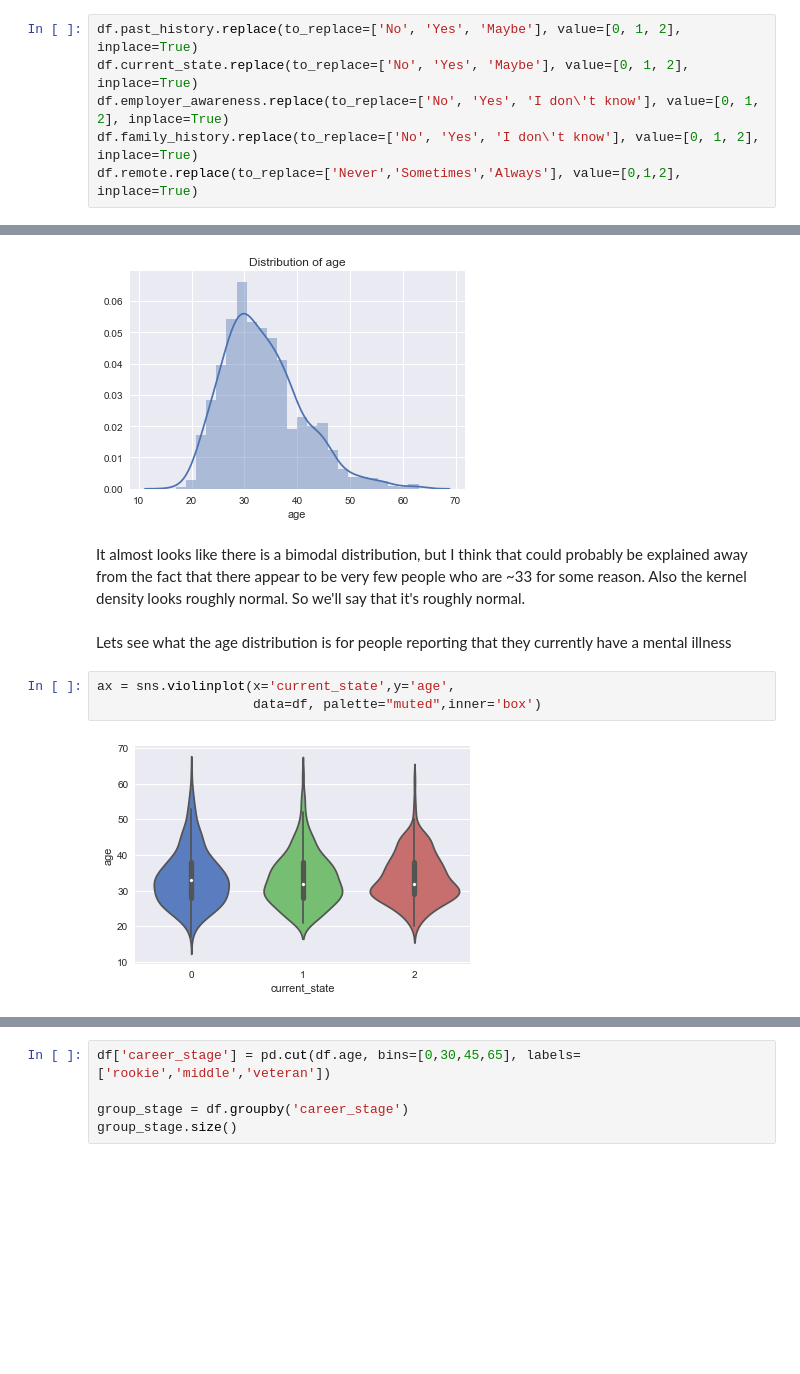
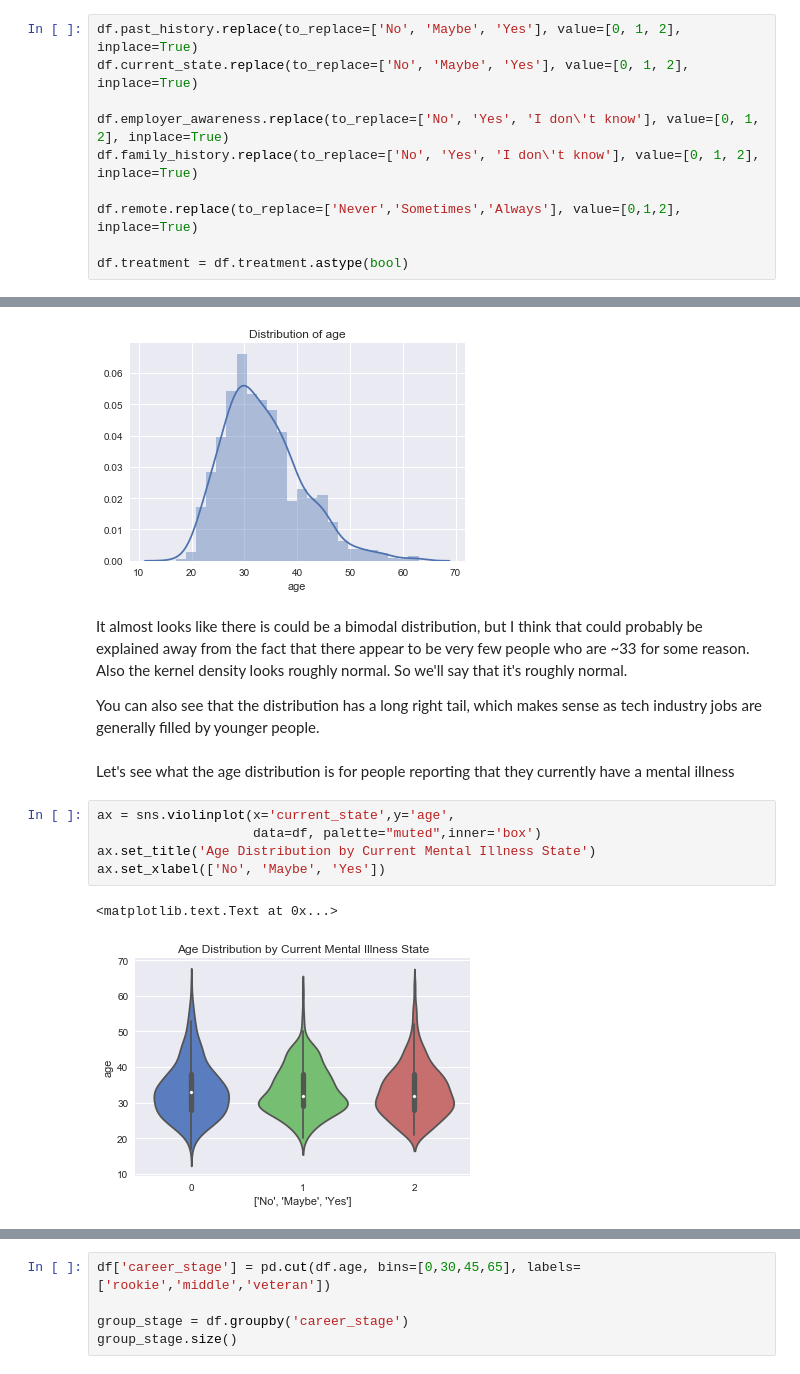
Before and after one commit to ncmatson/SMU_ML_Labs, a Jupyter notebook: lab1.ipynb, the cells around one changed output, grey strips where cells are left out. Drawn from its saved outputs; the diff is of its cells as text; blank space fills up the shorter version.

```diff
--- a/lab1.ipynb
+++ b/lab1.ipynb
@@ -303,9 +272,13 @@ df.treatment = df.treatment.astype(bool)
 # %%
-df.past_history.replace(to_replace=['No', 'Yes', 'Maybe'], value=[0, 1, 2], inplace=True)
-df.current_state.replace(to_replace=['No', 'Yes', 'Maybe'], value=[0, 1, 2], inplace=True)
+df.past_history.replace(to_replace=['No', 'Maybe', 'Yes'], value=[0, 1, 2], inplace=True)
+df.current_state.replace(to_replace=['No', 'Maybe', 'Yes'], value=[0, 1, 2], inplace=True)
+
 df.employer_awareness.replace(to_replace=['No', 'Yes', 'I don\'t know'], value=[0, 1, 2], inplace=True)
 df.family_history.replace(to_replace=['No', 'Yes', 'I don\'t know'], value=[0, 1, 2], inplace=True)
+
 df.remote.replace(to_replace=['Never','Sometimes','Always'], value=[0,1,2], inplace=True)
+
+df.treatment = df.treatment.astype(bool)
 # %%
 df.info()
 # %% [output]
@@ -368,12 +339,17 @@ plt.title('Distribution of age')
 <matplotlib.text.Text at 0x...>
 [figure]
 # %% [markdown]
-It almost looks like there is a bimodal distribution, but I think that could probably be explained away from the fact that there appear to be very few people who are ~33 for some reason.  Also the kernel density looks roughly normal.  So we'll say that it's roughly normal.
+It almost looks like there is could be a bimodal distribution, but I think that could probably be explained away from the fact that there appear to be very few people who are ~33 for some reason.  Also the kernel density looks roughly normal.  So we'll say that it's roughly normal.
+
+You can also see that the distribution has a long right tail, which makes sense as tech industry jobs are generally filled by younger people.
 # %% [markdown]
-Lets see what the age distribution is for people reporting that they currently have a mental illness
+Let's see what the age distribution is for people reporting that they currently have a mental illness
 # %%
 ax = sns.violinplot(x='current_state',y='age',
                     data=df, palette="muted",inner='box')
+ax.set_title('Age Distribution by Current Mental Illness State')
+ax.set_xlabel(['No', 'Maybe', 'Yes'])
 # %% [output]
+<matplotlib.text.Text at 0x...>
-[figure, old version]
+[figure, new version]
 # %% [markdown]
```
Also changed, not shown: parts of 80 cells of this notebook.
